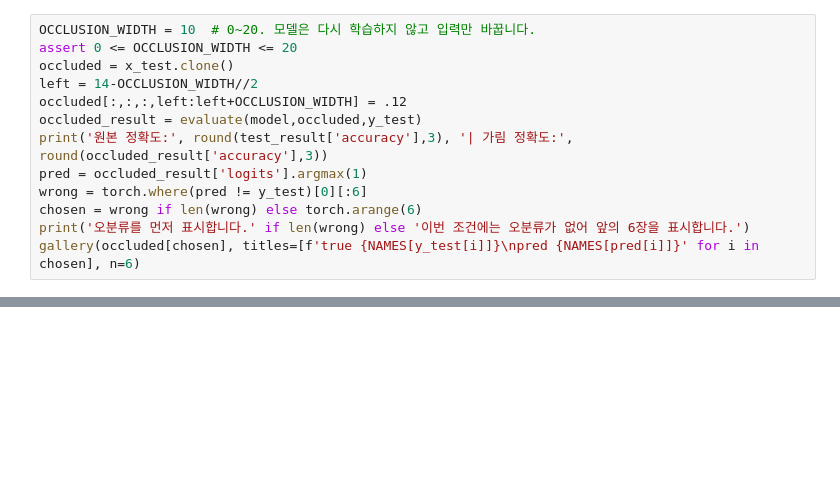
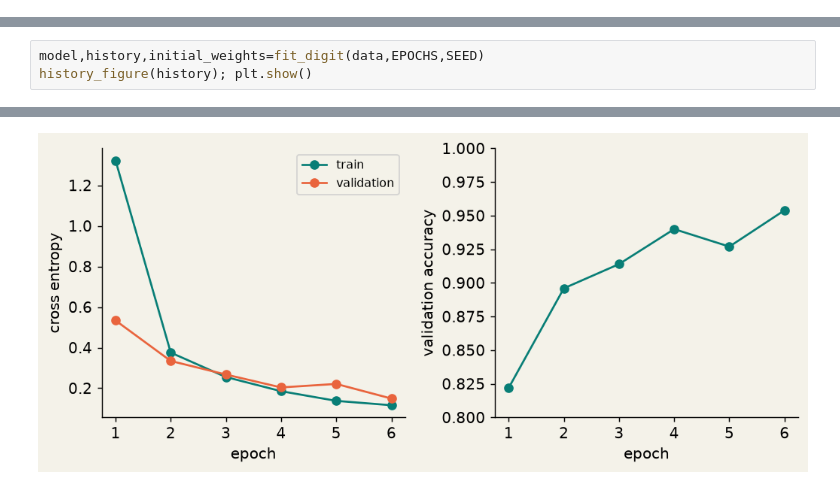
Before and after one commit to AIM-kookmin/basic_study, a Jupyter notebook: week01_cnn_basics/concept_practice.ipynb, the cells around one changed output, grey strips where cells are left out. Drawn from its saved outputs; the diff is of its cells as text; blank space fills up the shorter version.

```diff
--- a/week01_cnn_basics/concept_practice.ipynb
+++ b/week01_cnn_basics/concept_practice.ipynb
@@ -329,13 +0,0 @@ print('첫 필터 평균 절대 변화:', float((model.features[0].weight.detach
-# %%
-OCCLUSION_WIDTH = 10  # 0~20. 모델은 다시 학습하지 않고 입력만 바꿉니다.
-assert 0 <= OCCLUSION_WIDTH <= 20
-occluded = x_test.clone()
-left = 14-OCCLUSION_WIDTH//2
-occluded[:,:,:,left:left+OCCLUSION_WIDTH] = .12
-occluded_result = evaluate(model,occluded,y_test)
-print('원본 정확도:', round(test_result['accuracy'],3), '| 가림 정확도:', round(occluded_result['accuracy'],3))
-pred = occluded_result['logits'].argmax(1)
-wrong = torch.where(pred != y_test)[0][:6]
-chosen = wrong if len(wrong) else torch.arange(6)
-print('오분류를 먼저 표시합니다.' if len(wrong) else '이번 조건에는 오분류가 없어 앞의 6장을 표시합니다.')
-gallery(occluded[chosen], titles=[f'true {NAMES[y_test[i]]}\npred {NAMES[pred[i]]}' for i in chosen], n=6)
@@ -386,0 +326,4 @@ print('저장:', out/'observations.json')
+# %%
+model,history,initial_weights=fit_digit(data,EPOCHS,SEED)
+history_figure(history); plt.show()
+# %% [output]
@@ -386,0 +337 @@ print('저장:', out/'observations.json')
+[figure, added]
```
Also changed, not shown: parts of 51 cells of this notebook, 39 other files.
